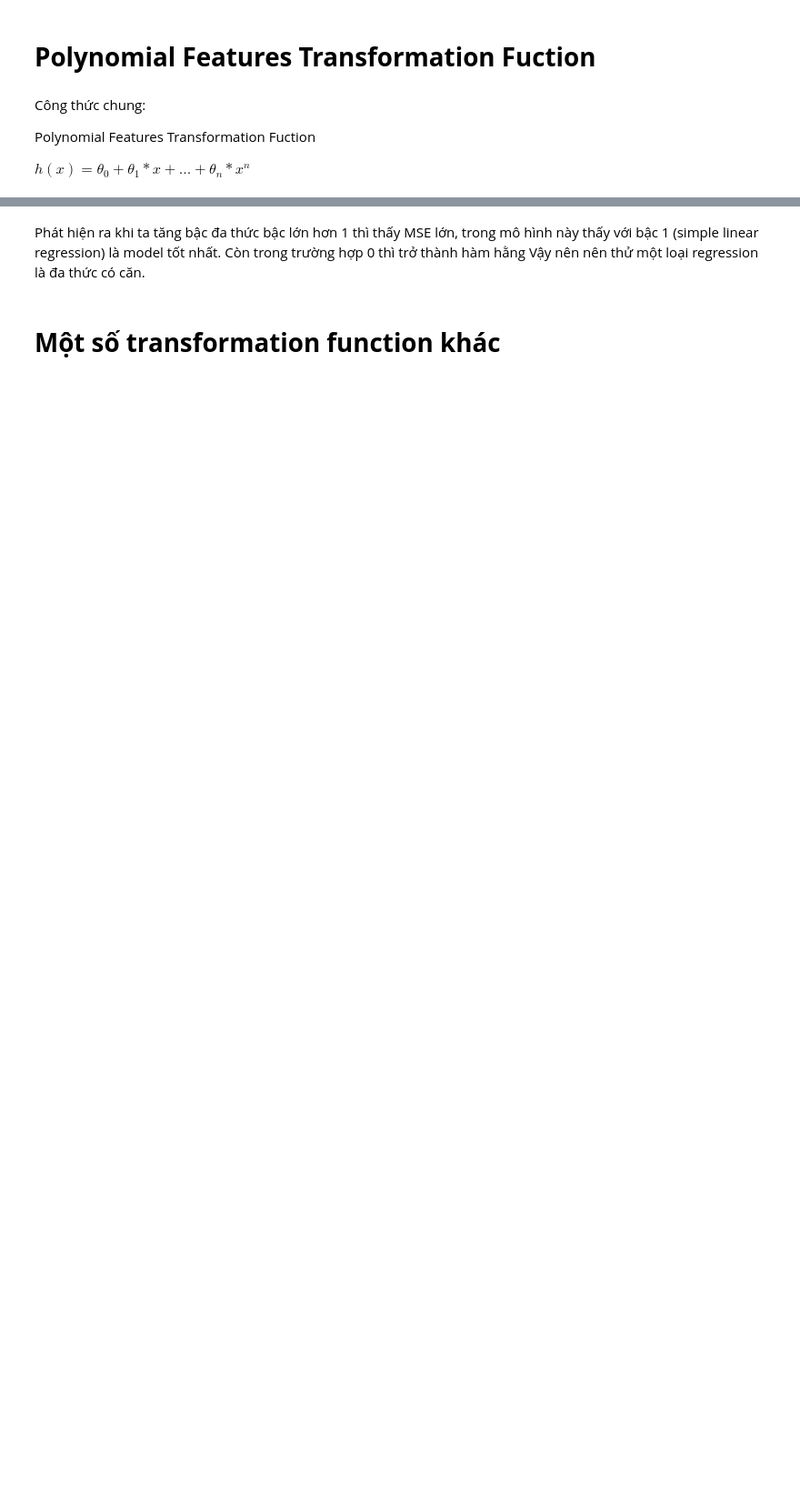
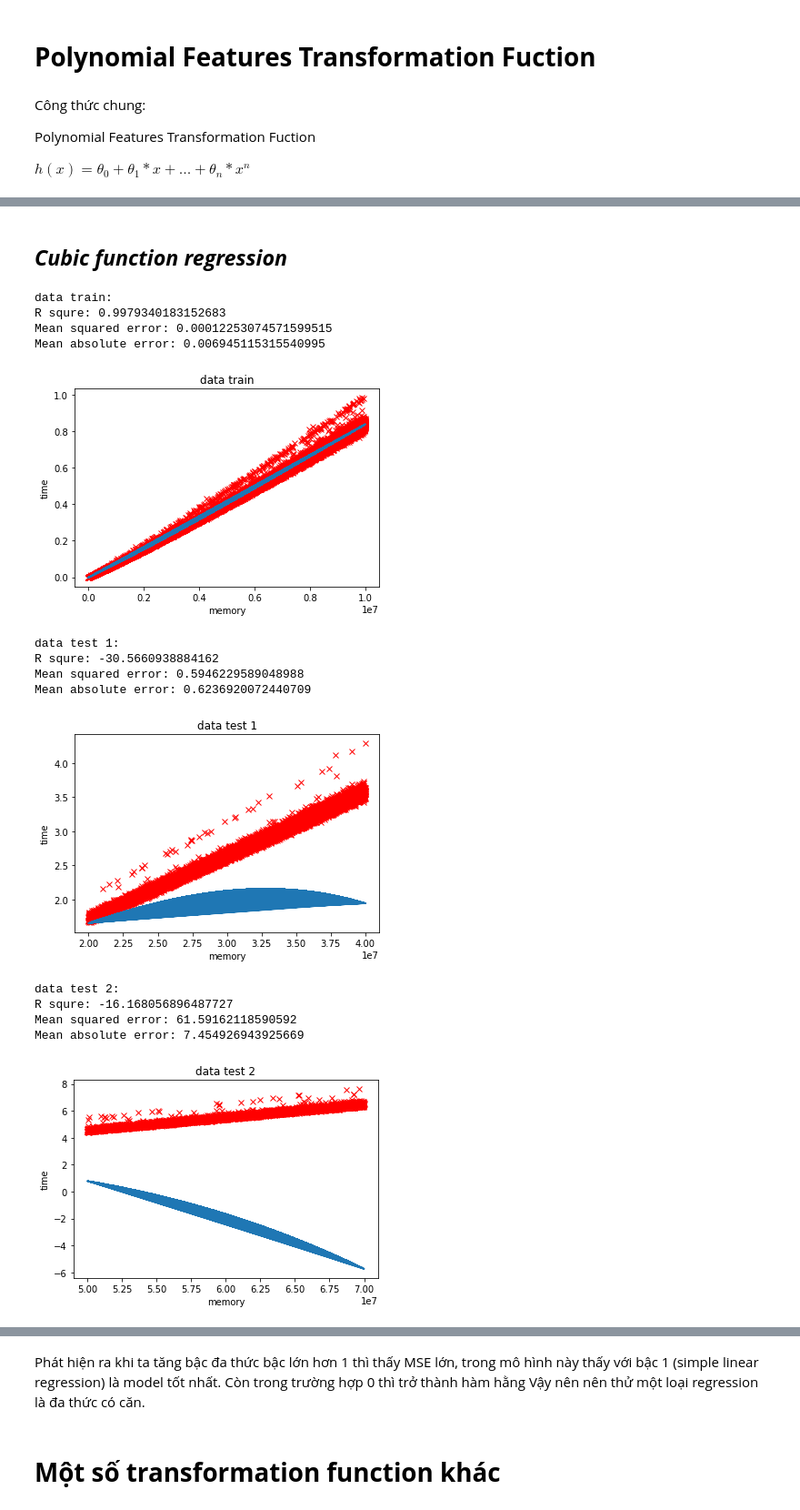
Before and after one commit to phutaekwondo/CS114.L21, a Jupyter notebook: BT_colab_so_2.ipynb, the cells around one changed output, grey strips where cells are left out. Shown at 91% size. Cells and saved outputs as stored; diff of their text form; code cells hidden in the pictures; blank space fills up the shorter version.

```diff
--- a/BT_colab_so_2.ipynb
+++ b/BT_colab_so_2.ipynb
@@ -172,0 +197,21 @@ Mean absolute error: 1.3859805816162731
+# %% [markdown]
+## ***Cubic function regression***
+# %%
+#cubic function regression
+polynomial(X_train, y_train, 3)
+# %% [output]
+data train:
+R squre: 0.9979340183152683
+Mean squared error: 0.00012253074571599515
+Mean absolute error: 0.006945115315540995
+[figure, added]
+data test 1:
+R squre: -30.5660938884162
+Mean squared error: 0.5946229589048988
+Mean absolute error: 0.6236920072440709
+[figure, added]
+data test 2:
+R squre: -16.168056896487727
+Mean squared error: 61.59162118590592
+Mean absolute error: 7.454926943925669
+[figure, added]
```
Also changed, not shown: parts of 23 cells of this notebook.
